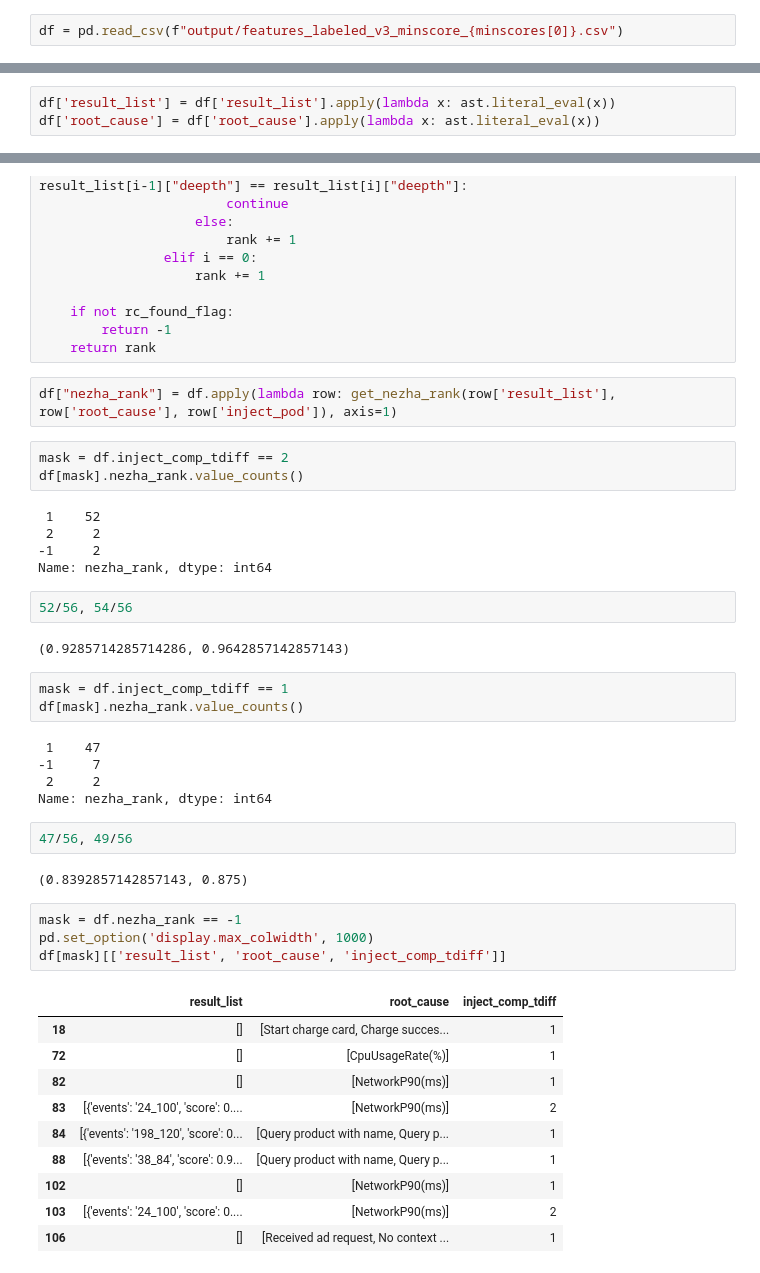
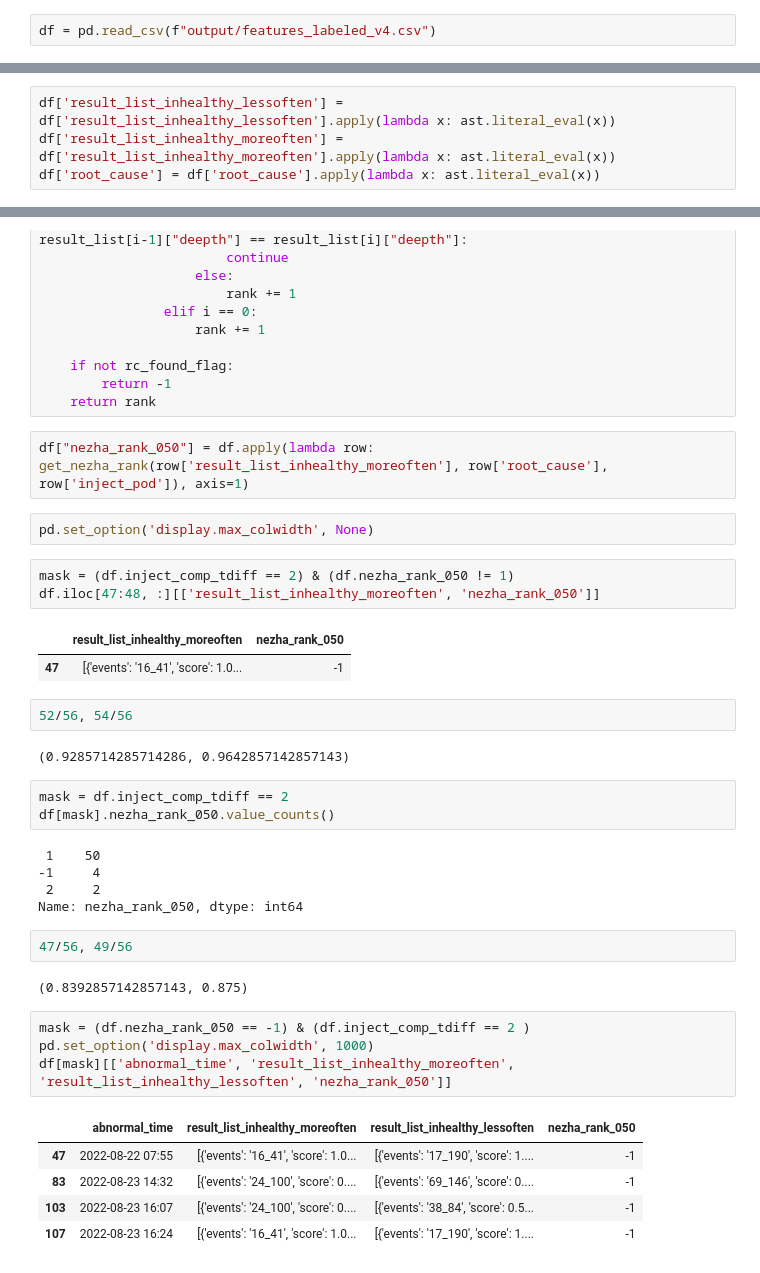
Before and after one commit to virsel/ba_anw_data_prep, a Jupyter notebook: features4llm.ipynb, the cells around one changed output, grey strips where cells are left out. Drawn from its saved outputs; the diff is of its cells as text.

```diff
--- a/features4llm.ipynb
+++ b/features4llm.ipynb
@@ -10,5 +8,5 @@ minscores = ['067']
 # %%
-df = pd.read_csv(f"output/features_labeled_v3_minscore_{minscores[0]}.csv")
+df = pd.read_csv(f"output/features_labeled_v4.csv")
 # %%
 df.head()
 # %% [output]
@@ -21,5 +19,6 @@ df.head()
 # %%
-df['result_list'] = df['result_list'].apply(lambda x: ast.literal_eval(x))
+df['result_list_inhealthy_lessoften'] = df['result_list_inhealthy_lessoften'].apply(lambda x: ast.literal_eval(x))
+df['result_list_inhealthy_moreoften'] = df['result_list_inhealthy_moreoften'].apply(lambda x: ast.literal_eval(x))
 df['root_cause'] = df['root_cause'].apply(lambda x: ast.literal_eval(x))
 # %%
 df['inject_type'].unique()
@@ -97,43 +96,38 @@ def get_nezha_rank(result_list, root_cause, inject_pod):
         return -1
     return rank
 # %%
-df["nezha_rank"] = df.apply(lambda row: get_nezha_rank(row['result_list'], row['root_cause'], row['inject_pod']), axis=1)
+df["nezha_rank_050"] = df.apply(lambda row: get_nezha_rank(row['result_list_inhealthy_moreoften'], row['root_cause'], row['inject_pod']), axis=1)
+# %%
+pd.set_option('display.max_colwidth', None)
 # %%
-mask = df.inject_comp_tdiff == 2
-df[mask].nezha_rank.value_counts()
+mask = (df.inject_comp_tdiff == 2) & (df.nezha_rank_050 != 1)
+df.iloc[47:48, :][['result_list_inhealthy_moreoften', 'nezha_rank_050']]
 # %% [output]
- 1    52
- 2     2
--1     2
-Name: nezha_rank, dtype: int64
+|  | result_list_inhealthy_moreoften | nezha_rank_050 |
+| 47 | [{'events': '16_41', 'score': 1.0... | -1 |
 # %%
 52/56, 54/56
 # %% [output]
 (0.9285714285714286, 0.9642857142857143)
 # %%
-mask = df.inject_comp_tdiff == 1
-df[mask].nezha_rank.value_counts()
+mask = df.inject_comp_tdiff == 2
+df[mask].nezha_rank_050.value_counts()
 # %% [output]
- 1    47
--1     7
+ 1    50
+-1     4
  2     2
-Name: nezha_rank, dtype: int64
+Name: nezha_rank_050, dtype: int64
 # %%
 47/56, 49/56
 # %% [output]
 (0.8392857142857143, 0.875)
 # %%
-mask = df.nezha_rank == -1
+mask = (df.nezha_rank_050 == -1) & (df.inject_comp_tdiff == 2 )
 pd.set_option('display.max_colwidth', 1000)
-df[mask][['result_list', 'root_cause', 'inject_comp_tdiff']]
+df[mask][['abnormal_time', 'result_list_inhealthy_moreoften', 'result_list_inhealthy_lessoften', 'nezha_rank_050']]
 # %% [output]
-|  | result_list | root_cause | inject_comp_tdiff |
-| 18 | [] | [Start charge card, Charge succes... | 1 |
-| 72 | [] | [CpuUsageRate(%)] | 1 |
-| 82 | [] | [NetworkP90(ms)] | 1 |
-| 83 | [{'events': '24_100', 'score': 0.... | [NetworkP90(ms)] | 2 |
-| 84 | [{'events': '198_120', 'score': 0... | [Query product with name, Query p... | 1 |
-| 88 | [{'events': '38_84', 'score': 0.9... | [Query product with name, Query p... | 1 |
-| 102 | [] | [NetworkP90(ms)] | 1 |
-| 103 | [{'events': '24_100', 'score': 0.... | [NetworkP90(ms)] | 2 |
-| 106 | [] | [Received ad request, No context ... | 1 |
+|  | abnormal_time | result_list_inhealthy_moreoften | result_list_inhealthy_lessoften | nezha_rank_050 |
+| 47 | 2022-08-22 07:55 | [{'events': '16_41', 'score': 1.0... | [{'events': '17_190', 'score': 1.... | -1 |
+| 83 | 2022-08-23 14:32 | [{'events': '24_100', 'score': 0.... | [{'events': '69_146', 'score': 0.... | -1 |
+| 103 | 2022-08-23 16:07 | [{'events': '24_100', 'score': 0.... | [{'events': '38_84', 'score': 0.5... | -1 |
+| 107 | 2022-08-23 16:24 | [{'events': '16_41', 'score': 1.0... | [{'events': '17_190', 'score': 1.... | -1 |
```
Also changed, not shown: parts of 8 cells of this notebook, 34 other files.
